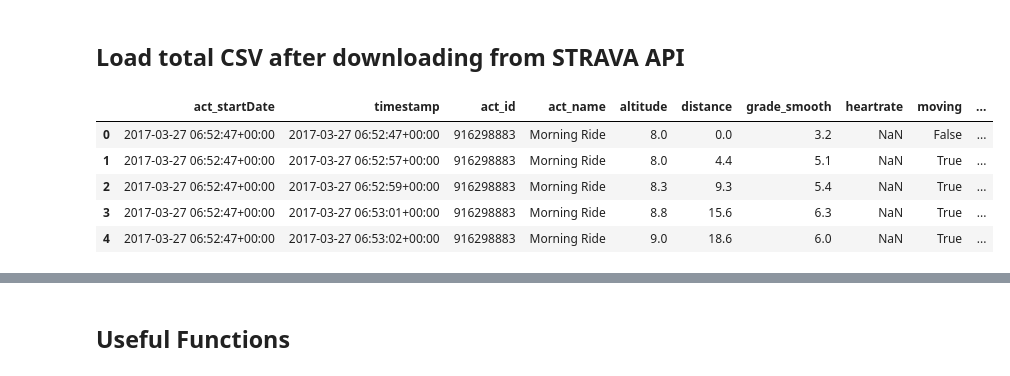
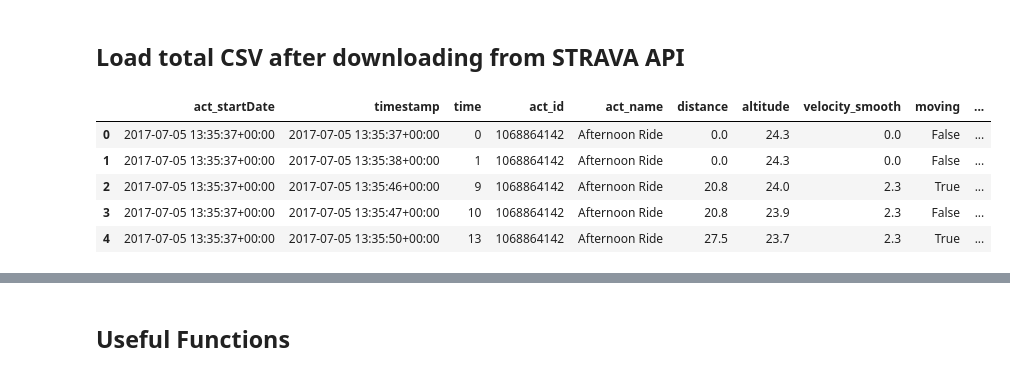
Before and after one commit to oikonang/bike_trip_project, a Jupyter notebook: python/Parsing STRAVA csv - ANGELOS.ipynb, the cells around one changed output, grey strips where cells are left out. Drawn from its saved outputs; the diff is of its cells as text; code cells hidden in the pictures.

```diff
--- a/python/Parsing STRAVA csv - ANGELOS.ipynb
+++ b/python/Parsing STRAVA csv - ANGELOS.ipynb
@@ -6,14 +6,14 @@ import numpy as np
 # %% [markdown]
 ## Load total CSV after downloading from STRAVA API
 # %%
-    # Load it into a Dataframe using pandas
-    path = 'python_data/strava_angelos_test.csv'
-    df = pd.read_csv(path)
-    df.head()
+# Load it into a Dataframe using pandas
+path = 'python_data/strava_angelos_20170812122309.csv'
+df = pd.read_csv(path)
+df.head()
 # %% [output]
-|  | act_startDate | timestamp | act_id | act_name | altitude | distance | grade_smooth | heartrate | moving | ... |
-| 0 | 2017-03-27 06:52:47+00:00 | 2017-03-27 06:52:47+00:00 | 916298883 | Morning Ride | 8.0 | 0.0 | 3.2 | NaN | False | ... |
-| 1 | 2017-03-27 06:52:47+00:00 | 2017-03-27 06:52:57+00:00 | 916298883 | Morning Ride | 8.0 | 4.4 | 5.1 | NaN | True | ... |
-| 2 | 2017-03-27 06:52:47+00:00 | 2017-03-27 06:52:59+00:00 | 916298883 | Morning Ride | 8.3 | 9.3 | 5.4 | NaN | True | ... |
-| 3 | 2017-03-27 06:52:47+00:00 | 2017-03-27 06:53:01+00:00 | 916298883 | Morning Ride | 8.8 | 15.6 | 6.3 | NaN | True | ... |
-| 4 | 2017-03-27 06:52:47+00:00 | 2017-03-27 06:53:02+00:00 | 916298883 | Morning Ride | 9.0 | 18.6 | 6.0 | NaN | True | ... |
+|  | act_startDate | timestamp | time | act_id | act_name | distance | altitude | velocity_smooth | moving | ... |
+| 0 | 2017-07-05 13:35:37+00:00 | 2017-07-05 13:35:37+00:00 | 0 | 1068864142 | Afternoon Ride | 0.0 | 24.3 | 0.0 | False | ... |
+| 1 | 2017-07-05 13:35:37+00:00 | 2017-07-05 13:35:38+00:00 | 1 | 1068864142 | Afternoon Ride | 0.0 | 24.3 | 0.0 | False | ... |
+| 2 | 2017-07-05 13:35:37+00:00 | 2017-07-05 13:35:46+00:00 | 9 | 1068864142 | Afternoon Ride | 20.8 | 24.0 | 2.3 | True | ... |
+| 3 | 2017-07-05 13:35:37+00:00 | 2017-07-05 13:35:47+00:00 | 10 | 1068864142 | Afternoon Ride | 20.8 | 23.9 | 2.3 | False | ... |
+| 4 | 2017-07-05 13:35:37+00:00 | 2017-07-05 13:35:50+00:00 | 13 | 1068864142 | Afternoon Ride | 27.5 | 23.7 | 2.3 | True | ... |
```
Also changed, not shown: parts of 19 cells of this notebook, 11 other files.
